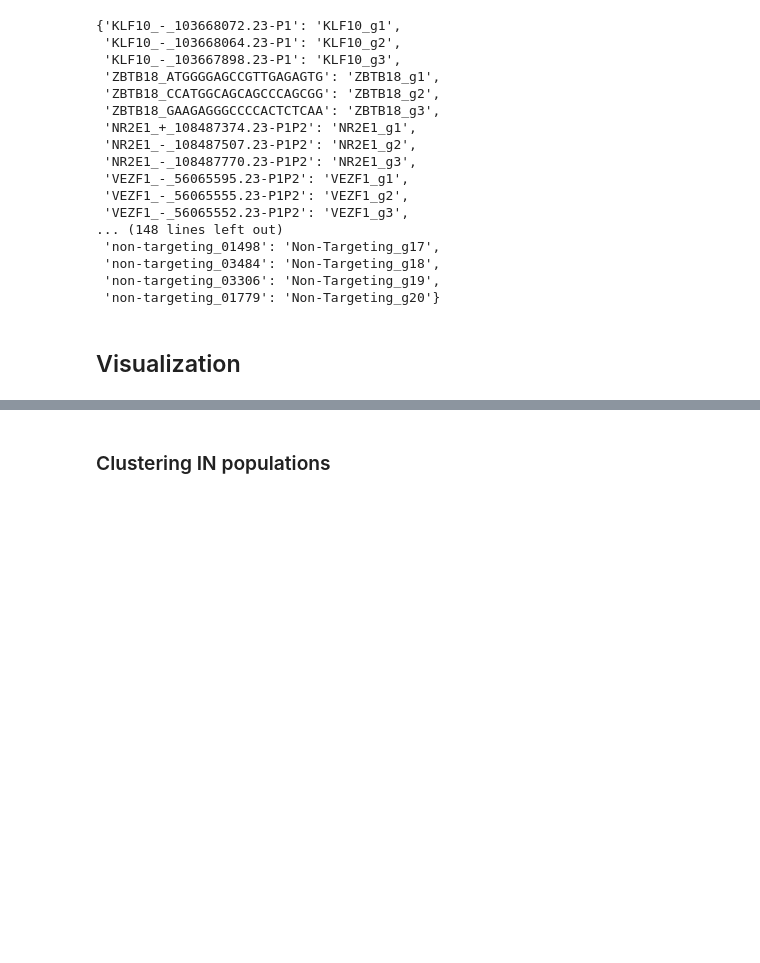
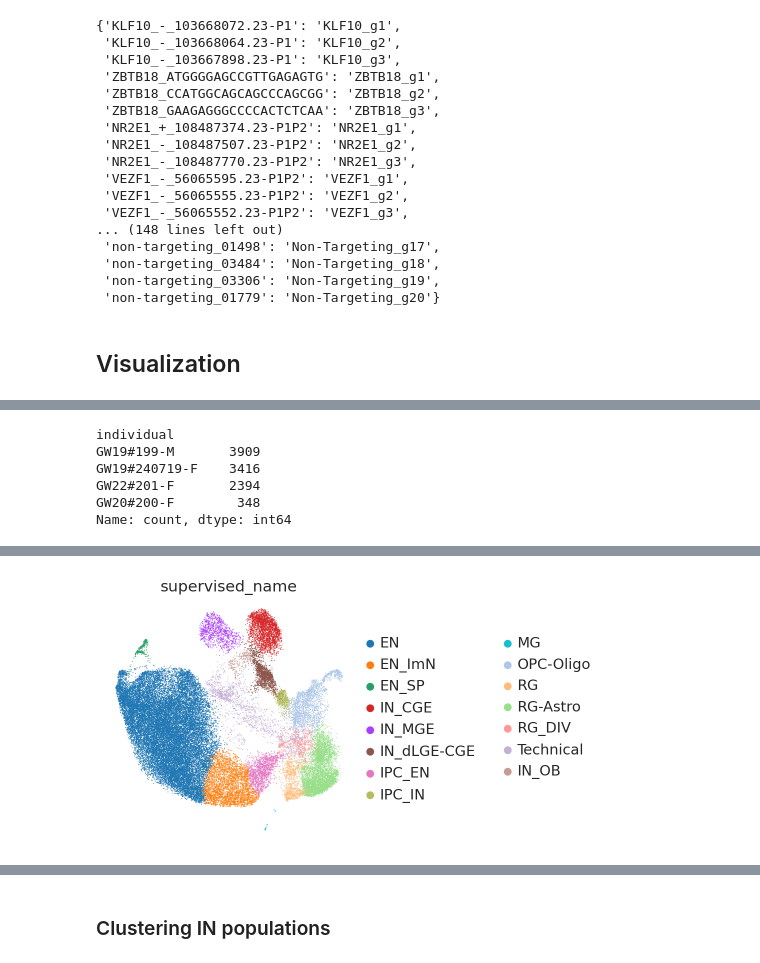
Before and after one commit to Pollen-lab/perturbTF, a Jupyter notebook: preprocessing/qc-annot_scanpy_slice.ipynb, the cells around one changed output, grey strips where cells are left out. Drawn from its saved outputs; the diff is of its cells as text; code cells hidden in the pictures; blank space fills up the shorter version.

```diff
--- a/preprocessing/qc-annot_scanpy_slice.ipynb
+++ b/preprocessing/qc-annot_scanpy_slice.ipynb
@@ -232,6 +208,0 @@ adata.obs['individual'] = adata2.obs['individual']
-# %%
-rcParams["figure.figsize"] = (6, 6)
-sc.pl.umap(adata, color=['class','supervised_name'], legend_loc='on data',
-           frameon=False, legend_fontsize=13, legend_fontoutline=3,
-           save='SlicePS_leiden'
-          )
@@ -240,0 +209,24 @@ WARNING: saving figure to file figures/umapSlicePS_leiden.svg
+# %%
+directory='/wynton/group/pollen/jding/brainchromatin/Li/'
+adata = sc.read(os.path.join(directory,'query_Slice.raw.h5ad'), compression='gzip')
+adata.obs['Gene_target'] = adata.obs['gene_NKS']
+#adata = adata[adata.obs['Gene_target'].isin(targets)]
+adata.obs['sex'] = [x.split('-')[-1] for x in adata.obs['individual']]
+adata.obs['stage'] = [x.split('#')[0] for x in adata.obs['individual']]
+adata.obs['perturbation'] = ['NT' if x in ['WT','non-targeting'] else 'Perturbed' for x in adata.obs['gene_NKS']]
+# %%
+adata.obs['individual'].value_counts()
+# %% [output]
+individual
+GW19#199-M       3909
+GW19#240719-F    3416
+GW22#201-F       2394
+GW20#200-F        348
+Name: count, dtype: int64
+# %%
+from matplotlib import rcParams
+rcParams["figure.figsize"] = (4, 4)
+sc.settings.file_format_figs='svg'
+sc.pl.umap(adata, color=['supervised_name'],
+           frameon=False, legend_fontsize=13, legend_fontoutline=3,save='slice_leiden')
+# %% [output]
@@ -240,0 +234 @@ WARNING: saving figure to file figures/umapSlicePS_leiden.svg
+[figure, added]
```
Also changed, not shown: parts of 14 cells of this notebook.
